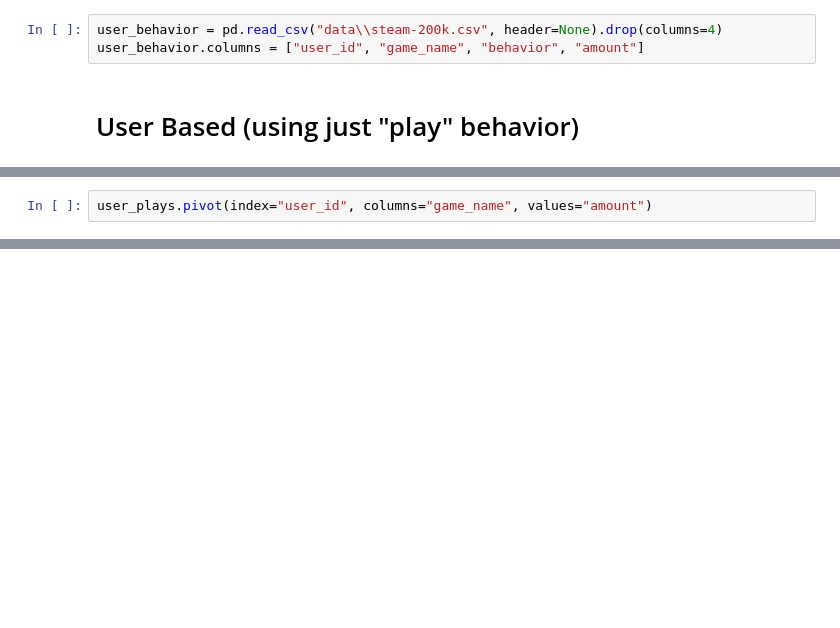
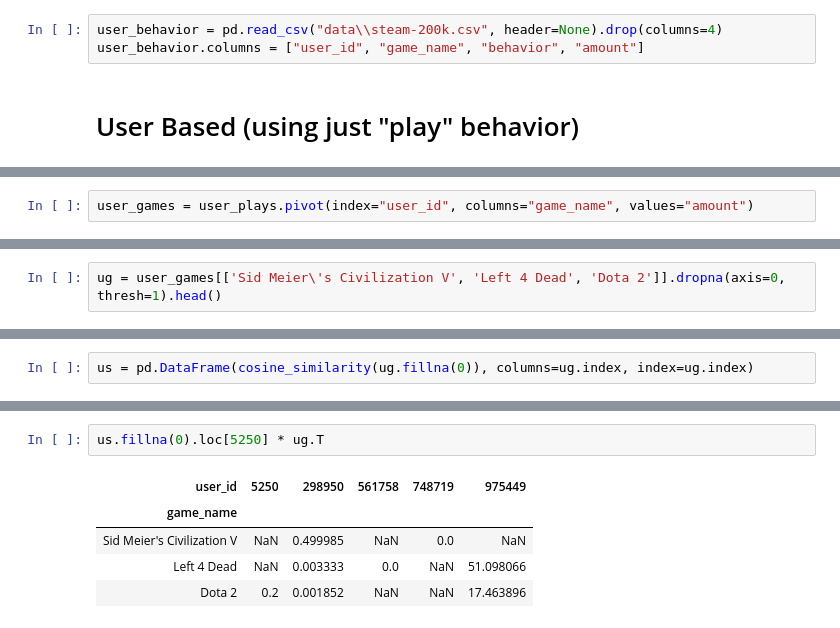
Before and after one commit to chris-gomes/steam-game-recommendations, a Jupyter notebook: Collaborative.ipynb, the cells around one changed output, grey strips where cells are left out. Drawn from its saved outputs; the diff is of its cells as text; blank space fills up the shorter version.

```diff
--- a/Collaborative.ipynb
+++ b/Collaborative.ipynb
@@ -17,2 +50,2 @@ play_totals =
 # %%
-user_plays.pivot(index="user_id", columns="game_name", values="amount")
+user_games = user_plays.pivot(index="user_id", columns="game_name", values="amount")
@@ -37,0 +58,2 @@ for user in user_plays["user_id"]
+# %%
+ug = user_games[['Sid Meier\'s Civilization V', 'Left 4 Dead', 'Dota 2']].dropna(axis=0, thresh=1).head()
@@ -37,0 +70,2 @@ for user in user_plays["user_id"]
+# %%
+us = pd.DataFrame(cosine_similarity(ug.fillna(0)), columns=ug.index, index=ug.index)
@@ -37,0 +91,8 @@ for user in user_plays["user_id"]
+# %%
+us.fillna(0).loc[5250] * ug.T
+# %% [output]
+| user_id | 5250 | 298950 | 561758 | 748719 | 975449 |
+| game_name |  |  |  |  |  |
+| Sid Meier's Civilization V | NaN | 0.499985 | NaN | 0.0 | NaN |
+| Left 4 Dead | NaN | 0.003333 | 0.0 | NaN | 51.098066 |
+| Dota 2 | 0.2 | 0.001852 | NaN | NaN | 17.463896 |
```
Also changed, not shown: parts of 18 cells of this notebook.
